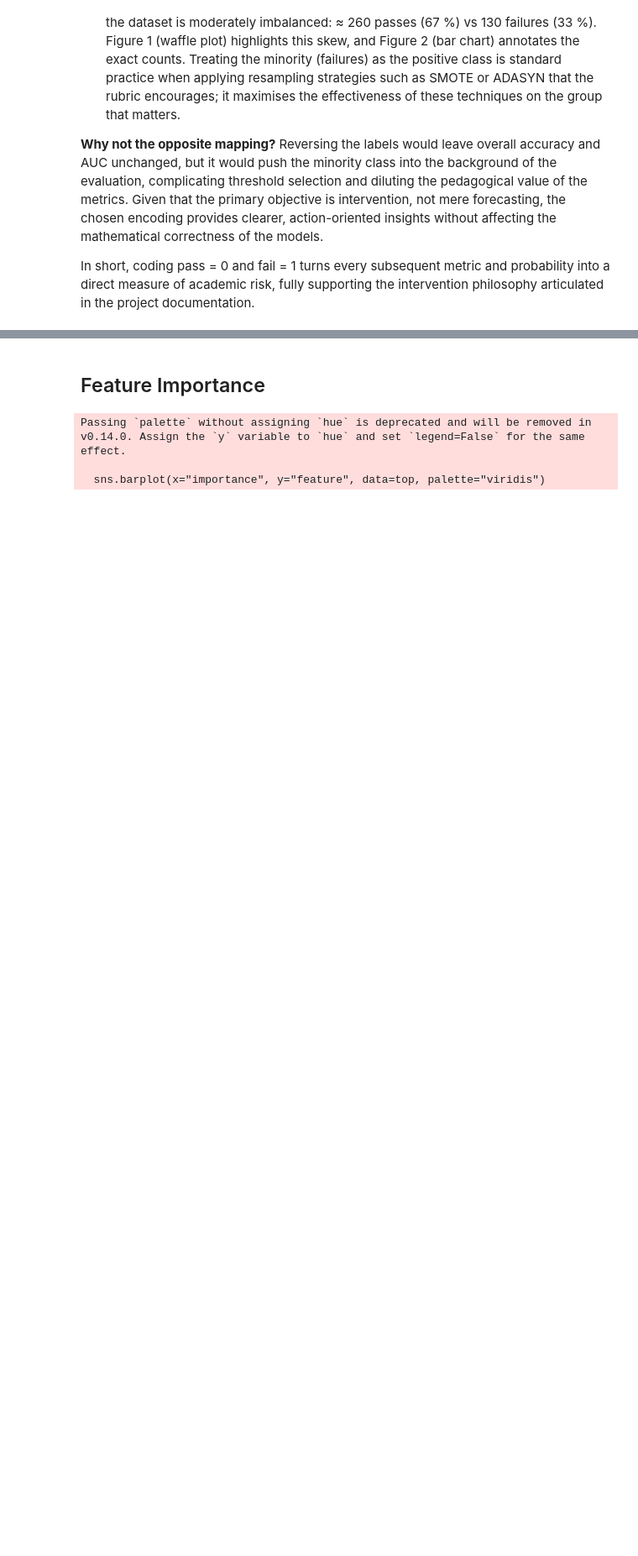
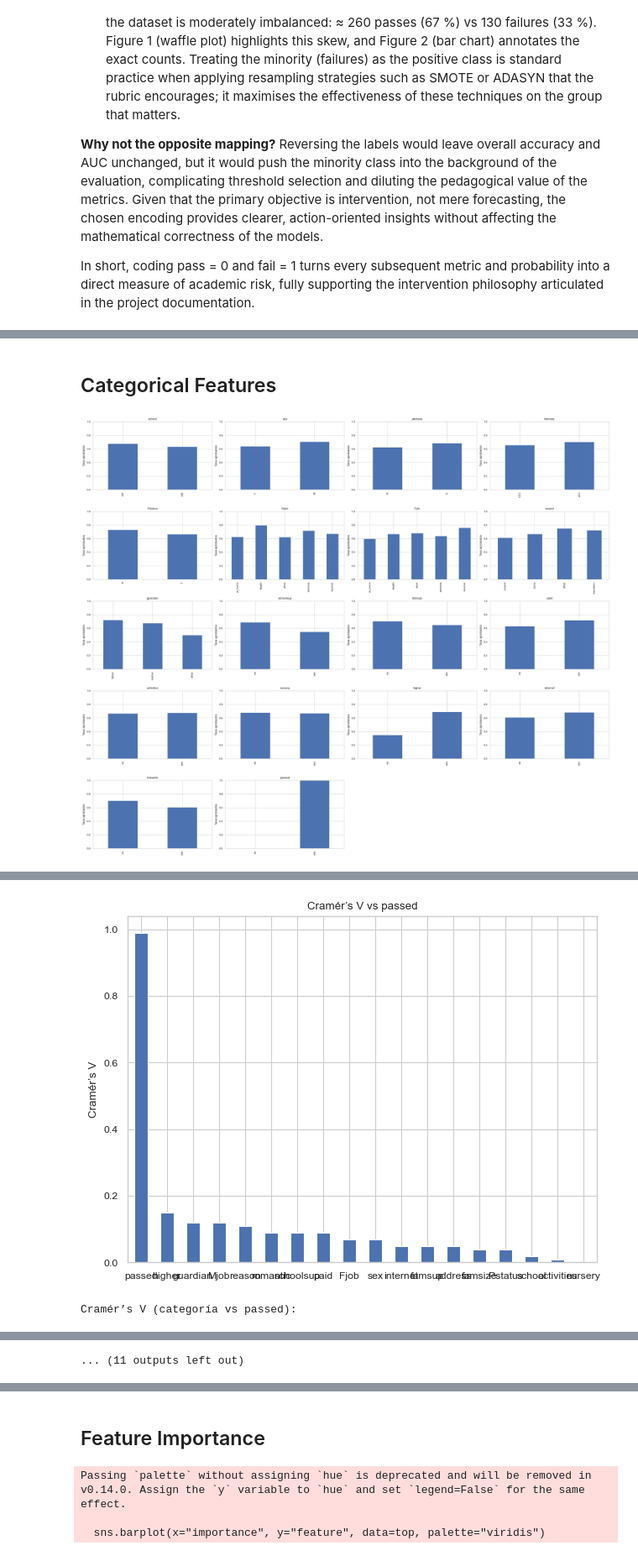
Before and after one commit to alfredofdlv/student-intervention-ml-pipeline, a Jupyter notebook: Report.ipynb, the cells around one changed output, grey strips where cells are left out. Shown at 84% size. Saved outputs shown, nothing was run; the diff lists cells and outputs as text; code cells hidden in the pictures; blank space fills up the shorter version.

```diff
--- a/Report.ipynb
+++ b/Report.ipynb
@@ -126,0 +179,68 @@ Size of Test set       : (79, 30)
+# %% [markdown]
+## Categorical Features
+# %%
+import scipy.stats as ss
+
+cat_cols = df.select_dtypes(exclude='number').columns.tolist()
+
+# 2.1 Barplots de tasa de aprobados
+n_cols = 4
+n_rows = math.ceil(len(cat_cols) / n_cols)
+fig, axes = plt.subplots(n_rows, n_cols, figsize=(6*n_cols, 4*n_rows))
+
+for ax, col in zip(axes.flatten(), cat_cols):
+    rates = df.groupby(col)['passed'].apply(lambda x: (x == 'yes').mean())
+    rates.plot(kind='bar', ax=ax)
+    ax.set_title(col)
+    ax.set_ylabel('Tasa aprobados')
+    ax.set_xlabel('')
+    ax.set_ylim(0,1)
+
+# ocultar ejes sobrantes
+for ax in axes.flatten()[len(cat_cols):]:
+    ax.set_visible(False)
+
+plt.tight_layout()
+plt.show()
+
+# 2.2 Cálculo y plot de Cramér’s V
+def cramers_v(x, y):
+    cm = pd.crosstab(x, y)
+    chi2 = ss.chi2_contingency(cm)[0]
+    n = cm.values.sum()
+    return np.sqrt(chi2 / (n * (min(cm.shape) - 1)))
+
+cramers = {col: cramers_v(df[col], df['passed']) for col in cat_cols}
+cv_series = pd.Series(cramers).sort_values(ascending=False).round(2)
+
+# mostrar y graficar
+display(cv_series)
+cv_series.plot(kind='bar', rot=0)
+plt.title("Cramér’s V vs passed")
+plt.ylabel("Cramér’s V")
+plt.xlabel("")
+plt.tight_layout()
+plt.show()
+
+# 2.2 Barplots apilados de tasa de aprobación
+for col in cat_cols:
+    plt.figure(figsize=(6,3))
+    sns.countplot(data=df, x=col, hue='passed', palette='Paired')
+    plt.xticks(rotation=45)
+    plt.title(f"Tasa de ‘passed’ por {col}")
+    plt.tight_layout()
+
+# 2.3 Fuerza de asociación: Cramér’s V
+def cramers_v(cm):
+    χ2 = ss.chi2_contingency(cm)[0]
+    n = cm.sum().sum()
+    return np.sqrt(χ2 / (n*(min(cm.shape)-1)))
+
+cramers = {
+    col: cramers_v(pd.crosstab(df[col], df['passed']))
+    for col in cat_cols
+}
+print("\nCramér’s V (categoría vs passed):")
+display(pd.Series(cramers).sort_values(ascending=False).round(2))
+# %% [output]
+[figure, added]
@@ -126,0 +266,2 @@ Size of Test set       : (79, 30)
+[figure, added]
+Cramér’s V (categoría vs passed):
@@ -126,0 +294 @@ Size of Test set       : (79, 30)
+... (11 outputs left out)
```
Also changed, not shown: parts of 31 cells of this notebook, 2 other files.
